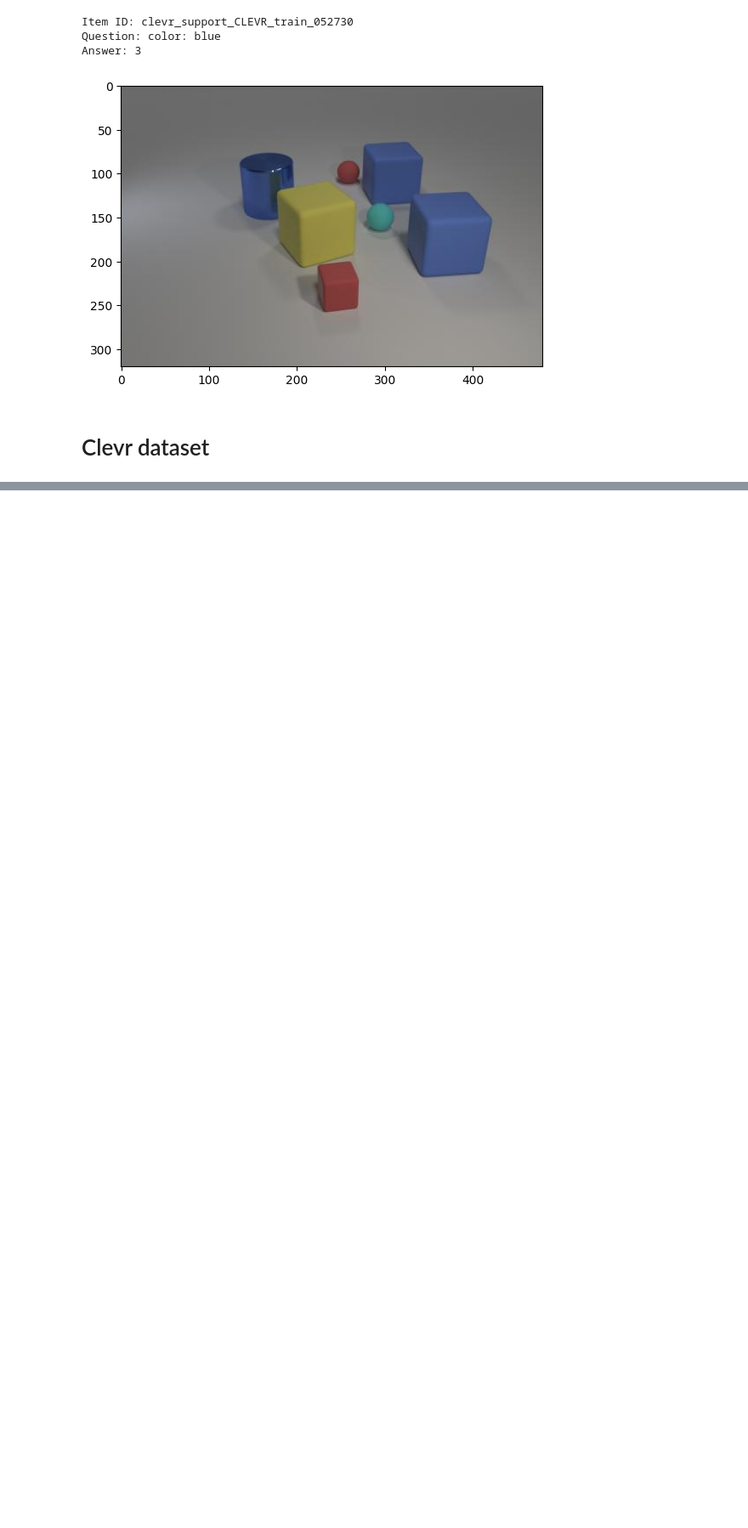
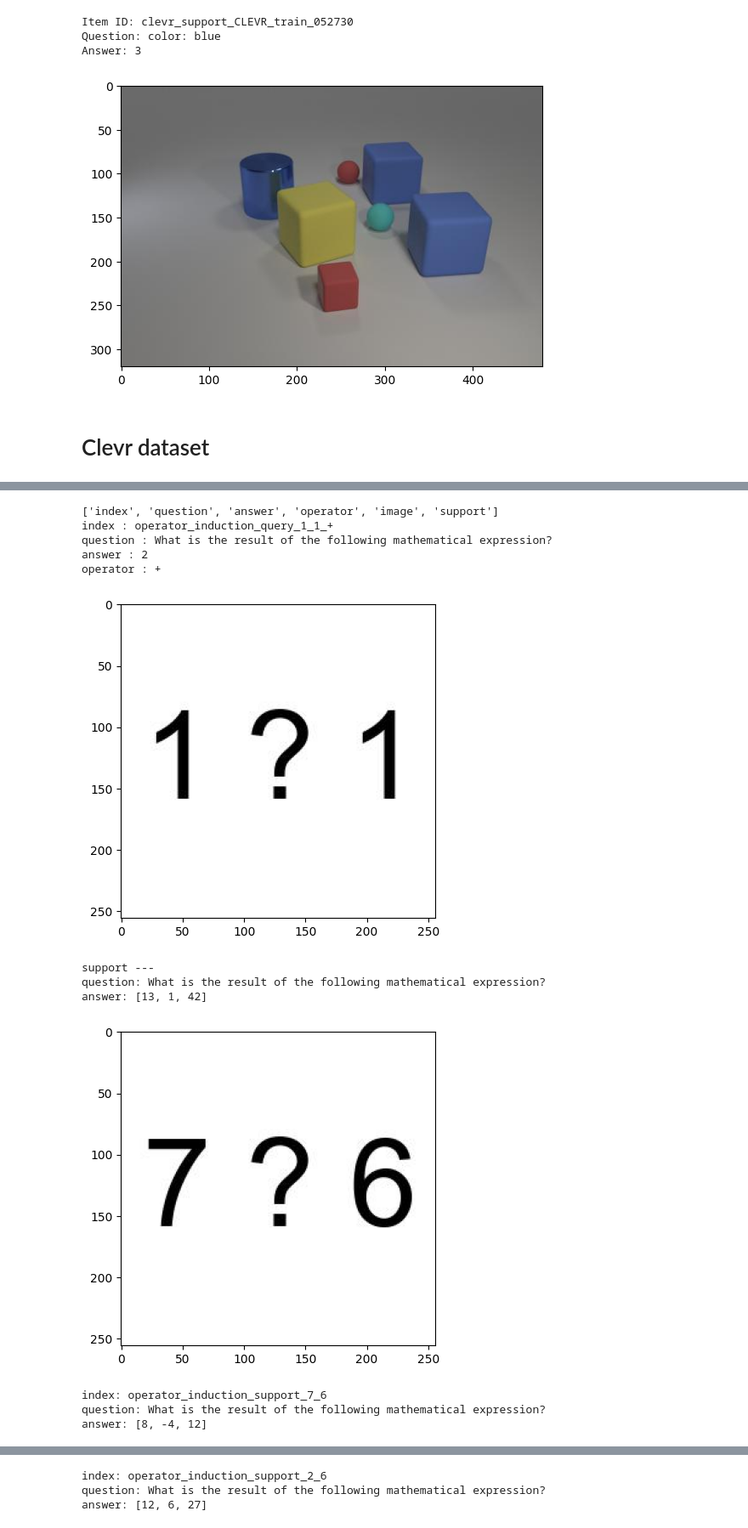
Before and after one commit to XavierZXY/VLMEvalKit, a Jupyter notebook: read_tsv.ipynb, the cells around one changed output, grey strips where cells are left out. Shown at 85% size. Saved outputs shown, nothing was run; the diff lists cells and outputs as text; code cells hidden in the pictures; blank space fills up the shorter version.

Commit message:
feat: :sparkles: add Operator_Induction method

```diff
--- a/read_tsv.ipynb
+++ b/read_tsv.ipynb
@@ -252,0 +232,62 @@ index: clevr_support_CLEVR_train_052730
+# %%
+import csv
+import base64
+from PIL import Image
+from io import BytesIO
+import matplotlib.pyplot as plt
+import json
+
+path = "./LMUData/"
+# datasets_name = "CLEVR.tsv"
+datasets_name = "operator_induction_new.tsv"
+# open tsv file
+csv.field_size_limit(10000000)
+with open(path + datasets_name, "r", encoding="utf-8") as tsvfile:
+    # 创建一个csv.reader对象，指定制表符为字段分隔符
+    tsvreader = csv.reader(tsvfile, delimiter="\t")
+    headers = next(tsvreader)
+    print(headers)
+    row_counter = 0
+    # 遍历文件中的每一行
+    for row in tsvreader:
+        for header in headers:
+            if header == "image":
+                # print(header, ":", row[headers.index(header)])
+                # print(row[headers.index(header)])
+                # print(row[headers.index(header)].split(",")[1])
+                # continue
+                img = Image.open(BytesIO(base64.b64decode(row[headers.index(header)])))
+                plt.imshow(img)
+                plt.show()
+            elif header =="support":
+                support = eval(row[headers.index(header)])
+                print("support ---")
+                for item in support:
+                        for key, value in item.items():
+                            if key == "image":
+                                img = Image.open(BytesIO(base64.b64decode(value)))
+                                plt.imshow(img)
+                                plt.show()
+                            else:
+                                print(f"{key}: {value}")
+            else:
+                print(header, ":", row[headers.index(header)])
+
+        # for loop
+        row_counter += 1
+        if row_counter >= 1:
+            break
+# %% [output]
+['index', 'question', 'answer', 'operator', 'image', 'support']
+index : operator_induction_query_1_1_+
+question : What is the result of the following mathematical expression?
+answer : 2
+operator : +
+[figure, added]
+support ---
+question: What is the result of the following mathematical expression?
+answer: [13, 1, 42]
+[figure, added]
+index: operator_induction_support_7_6
+question: What is the result of the following mathematical expression?
+answer: [8, -4, 12]
@@ -252,0 +295,3 @@ index: clevr_support_CLEVR_train_052730
+index: operator_induction_support_2_6
+question: What is the result of the following mathematical expression?
+answer: [12, 6, 27]
```
Also changed, not shown: parts of 3 cells of this notebook, 30 other files.
